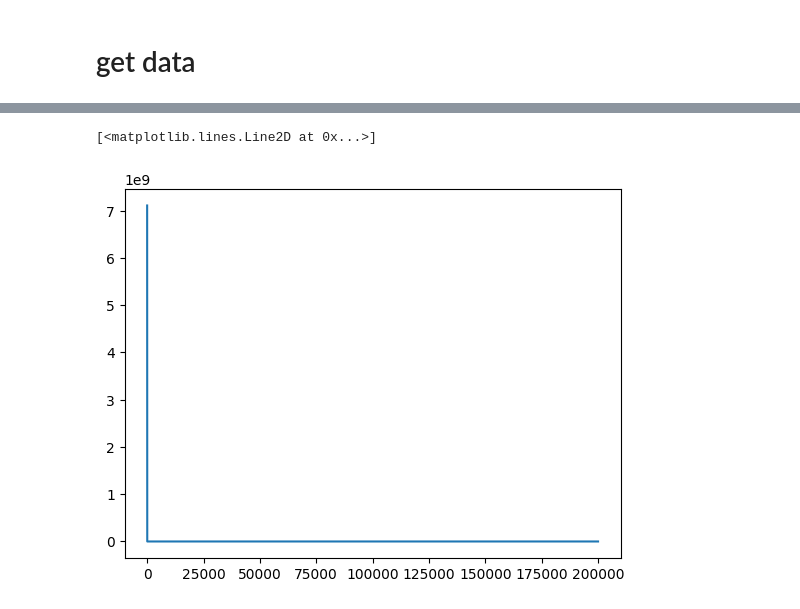
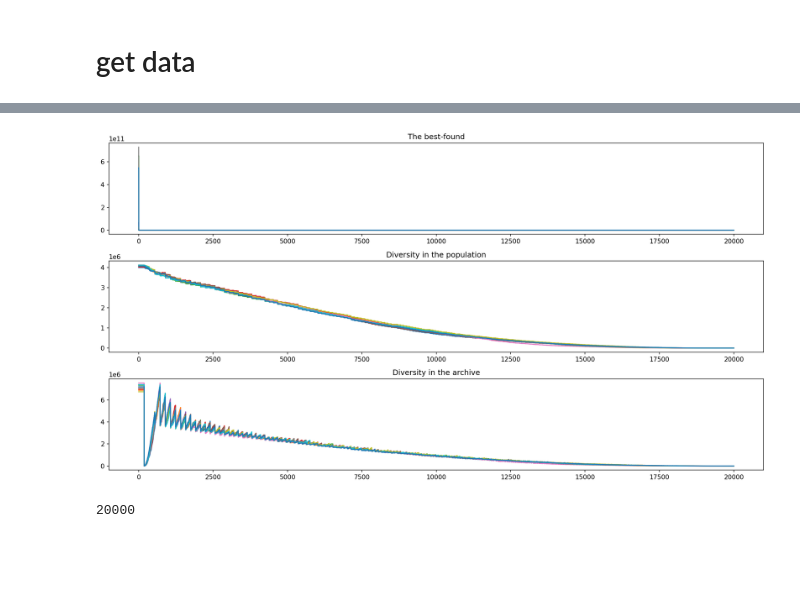
Before and after one commit to EvgeniiSopovGitHub/jSO2023, a Jupyter notebook: result_analysis.ipynb, the cells around one changed output, grey strips where cells are left out. Cells and saved outputs as stored; diff of their text form; code cells hidden in the pictures; blank space fills up the shorter version.

```diff
--- a/result_analysis.ipynb
+++ b/result_analysis.ipynb
@@ -2,7 +8,8 @@
 # get data
 # %%
 dataD10A1Lin = []
-f_num = 1
-file_name = "jso_F" + str(f_num) + "_D10_Atype1_lin.json"
-tmp = pd.read_json(file_name)
-dataD10A1Lin.append(tmp)
+for i in range(2):
+    f_num = i+1
+    file_name = "jso_F" + str(f_num) + "_D10_Atype1_lin.json"
+    tmp = pd.read_json(file_name)
+    dataD10A1Lin.append(tmp)
@@ -14,5 +44,19 @@ dataD10A1Lin[0]
+# %%
+func = 1
+runs = dataD10A1Lin[func-1].shape[0]
+fig, ax = plt.subplots(nrows=3, dpi=150, figsize=(15,8), facecolor='white')
+for i in range(runs):
+    ax[0].plot(dataD10A1Lin[func-1]['convergence'][i])
+    ax[0].set_title("The best-found")
+    ax[1].plot(dataD10A1Lin[func-1]['diversity_population'][i])
+    ax[1].set_title("Diversity in the population")
+    ax[2].plot(dataD10A1Lin[func-1]['diversity_archive'][i])
+    ax[2].set_title("Diversity in the archive")
+fig.tight_layout()
+plt.show()
+# %% [output]
+[figure, added]
 # %%
-plt.plot(dataD10A1Lin[0]['convergence'][0])
+len(dataD10A1Lin[0]['convergence'][0])
 # %% [output]
-[<matplotlib.lines.Line2D at 0x...>]
+20000
-[figure, removed]
```
Also changed, not shown: parts of 10 cells of this notebook, 1 other file.
